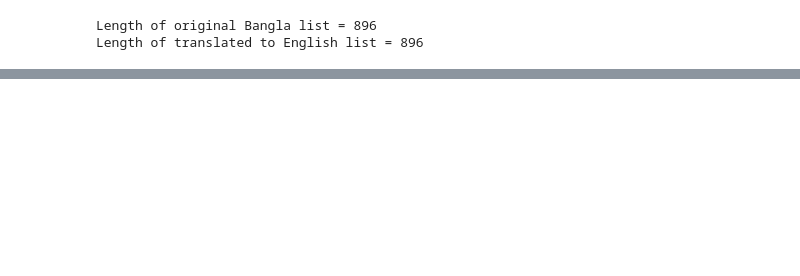
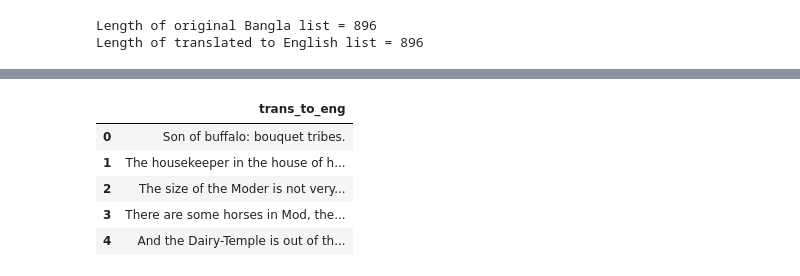
Before and after one commit to MusfiqDehan/Bangla_PoS_Tagging, a Jupyter notebook: notebook.ipynb, the cells around one changed output, grey strips where cells are left out. Cells and saved outputs as stored; diff of their text form; code cells hidden in the pictures; blank space fills up the shorter version.

```diff
--- a/notebook.ipynb
+++ b/notebook.ipynb
@@ -175,0 +204,10 @@ Length of translated to English list = 896
+# %%
+df2 = pd.read_csv('trans_to_eng.csv')
+df2.head()
+# %% [output]
+|  | trans_to_eng |
+| 0 | Son of buffalo: bouquet tribes. |
+| 1 | The housekeeper in the house of h... |
+| 2 | The size of the Moder is not very... |
+| 3 | There are some horses in Mod, the... |
+| 4 | And the Dairy-Temple is out of th... |
```
Also changed, not shown: parts of 12 cells of this notebook.
